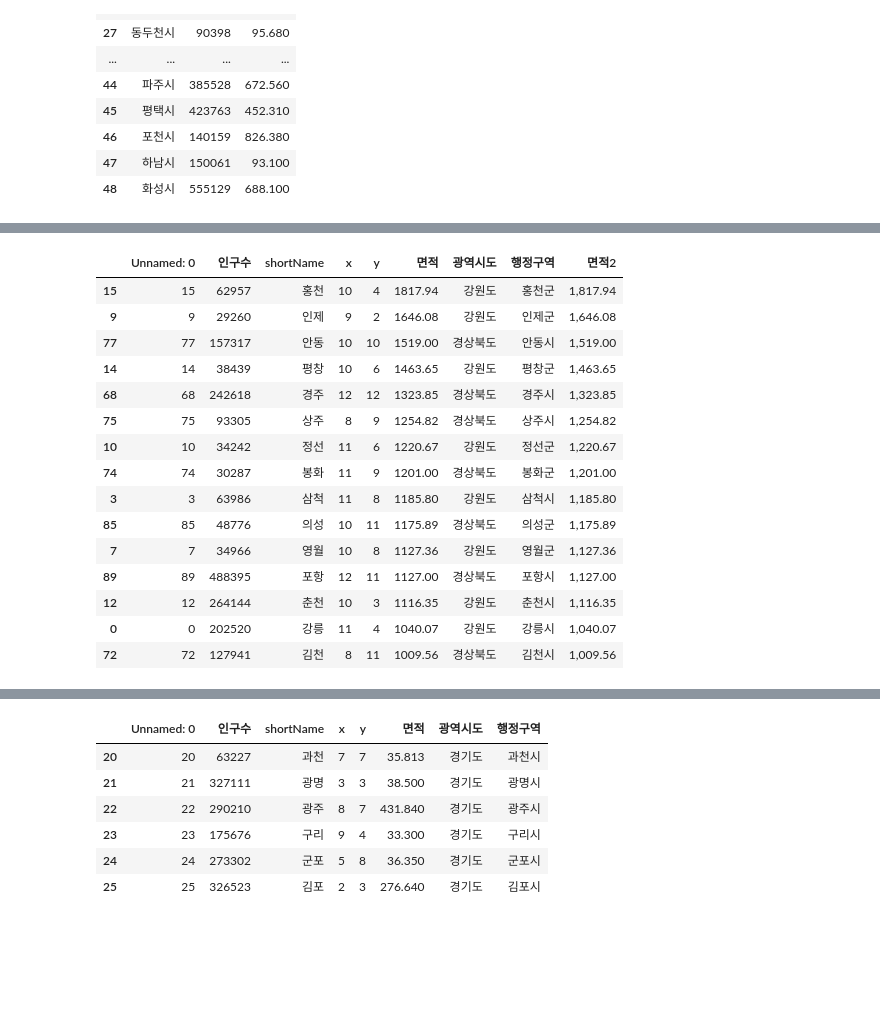
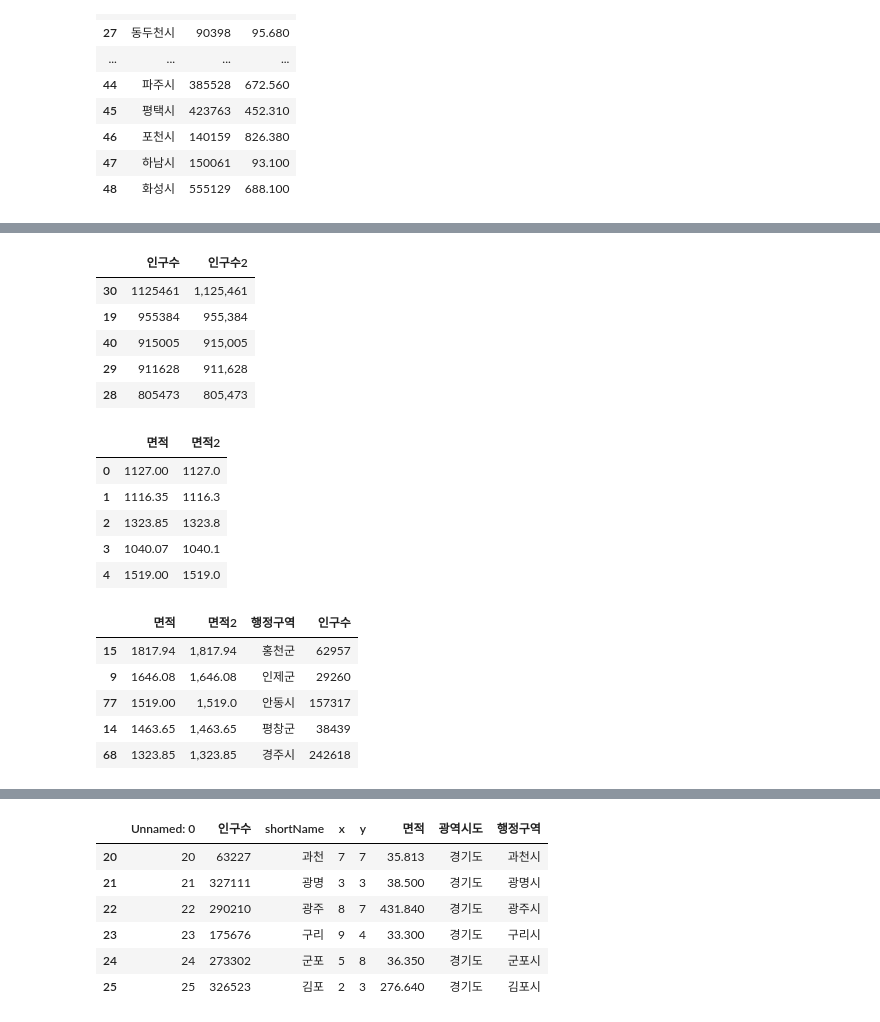
Before and after one commit to Jangdochi/python_webscraping_analysis, a Jupyter notebook: 03.행정구역정보_분석과시각화.ipynb, the cells around one changed output, grey strips where cells are left out. Saved outputs shown, nothing was run; the diff lists cells and outputs as text; code cells hidden in the pictures; blank space fills up the shorter version.

```diff
--- a/03.행정구역정보_분석과시각화.ipynb
+++ b/03.행정구역정보_분석과시각화.ipynb
@@ -371,0 +340,11 @@ Name: count, dtype: int64
+# %%
+# 인구수2 라는 새로운 컬럼을 생성
+gy_df['인구수2']=gy_df['인구수'].map(lambda val: f"{val:,}")
+gy_df[['인구수','인구수2']].head()
+# %% [output]
+|  | 인구수 | 인구수2 |
+| 30 | 1125461 | 1,125,461 |
+| 19 | 955384 | 955,384 |
+| 40 | 915005 | 915,005 |
+| 29 | 911628 | 911,628 |
+| 28 | 805473 | 805,473 |
@@ -372,22 +354,25 @@ Name: count, dtype: int64
 # %%
 # 면적이 > 1000 큰 조건과 매핑되는 새로운 DataFrame 생성 area_1000 라는 변수에 저장하기
-
-
+# 컬럼명은 ['행정구역','인구수','면적']
+area_1000 = data.loc[data['면적'] > 1000, ['행정구역','인구수','면적']].sort_values(by='인구수',ascending=False).reset_index()
 # area_1000 DataFrame 객체에 면적2 컬럼을 생성
+area_1000['면적2']=area_1000['면적'].map('{:.1f}'.format)
+area_1000[['면적','면적2']].head()
 # %% [output]
-|  | Unnamed: 0 | 인구수 | shortName | x | y | 면적 | 광역시도 | 행정구역 | 면적2 |
-| 15 | 15 | 62957 | 홍천 | 10 | 4 | 1817.94 | 강원도 | 홍천군 | 1,817.94 |
-| 9 | 9 | 29260 | 인제 | 9 | 2 | 1646.08 | 강원도 | 인제군 | 1,646.08 |
-| 77 | 77 | 157317 | 안동 | 10 | 10 | 1519.00 | 경상북도 | 안동시 | 1,519.00 |
-| 14 | 14 | 38439 | 평창 | 10 | 6 | 1463.65 | 강원도 | 평창군 | 1,463.65 |
-| 68 | 68 | 242618 | 경주 | 12 | 12 | 1323.85 | 경상북도 | 경주시 | 1,323.85 |
-| 75 | 75 | 93305 | 상주 | 8 | 9 | 1254.82 | 경상북도 | 상주시 | 1,254.82 |
-| 10 | 10 | 34242 | 정선 | 11 | 6 | 1220.67 | 강원도 | 정선군 | 1,220.67 |
-| 74 | 74 | 30287 | 봉화 | 11 | 9 | 1201.00 | 경상북도 | 봉화군 | 1,201.00 |
-| 3 | 3 | 63986 | 삼척 | 11 | 8 | 1185.80 | 강원도 | 삼척시 | 1,185.80 |
-| 85 | 85 | 48776 | 의성 | 10 | 11 | 1175.89 | 경상북도 | 의성군 | 1,175.89 |
-| 7 | 7 | 34966 | 영월 | 10 | 8 | 1127.36 | 강원도 | 영월군 | 1,127.36 |
-| 89 | 89 | 488395 | 포항 | 12 | 11 | 1127.00 | 경상북도 | 포항시 | 1,127.00 |
-| 12 | 12 | 264144 | 춘천 | 10 | 3 | 1116.35 | 강원도 | 춘천시 | 1,116.35 |
-| 0 | 0 | 202520 | 강릉 | 11 | 4 | 1040.07 | 강원도 | 강릉시 | 1,040.07 |
-| 72 | 72 | 127941 | 김천 | 8 | 11 | 1009.56 | 경상북도 | 김천시 | 1,009.56 |
+|  | 면적 | 면적2 |
+| 0 | 1127.00 | 1127.0 |
+| 1 | 1116.35 | 1116.3 |
+| 2 | 1323.85 | 1323.8 |
+| 3 | 1040.07 | 1040.1 |
+| 4 | 1519.00 | 1519.0 |
+# %%
+area_1000 = data.loc[data['면적'] > 1000].copy().sort_values(by='면적',ascending=False)
+area_1000.loc[:,'면적2'] = area_1000['면적'].map('{:,}'.format)
+area_1000[['면적','면적2','행정구역','인구수']].head()
+# %% [output]
+|  | 면적 | 면적2 | 행정구역 | 인구수 |
+| 15 | 1817.94 | 1,817.94 | 홍천군 | 62957 |
+| 9 | 1646.08 | 1,646.08 | 인제군 | 29260 |
+| 77 | 1519.00 | 1,519.0 | 안동시 | 157317 |
+| 14 | 1463.65 | 1,463.65 | 평창군 | 38439 |
+| 68 | 1323.85 | 1,323.85 | 경주시 | 242618 |
```
Also changed, not shown: parts of 14 cells of this notebook.
